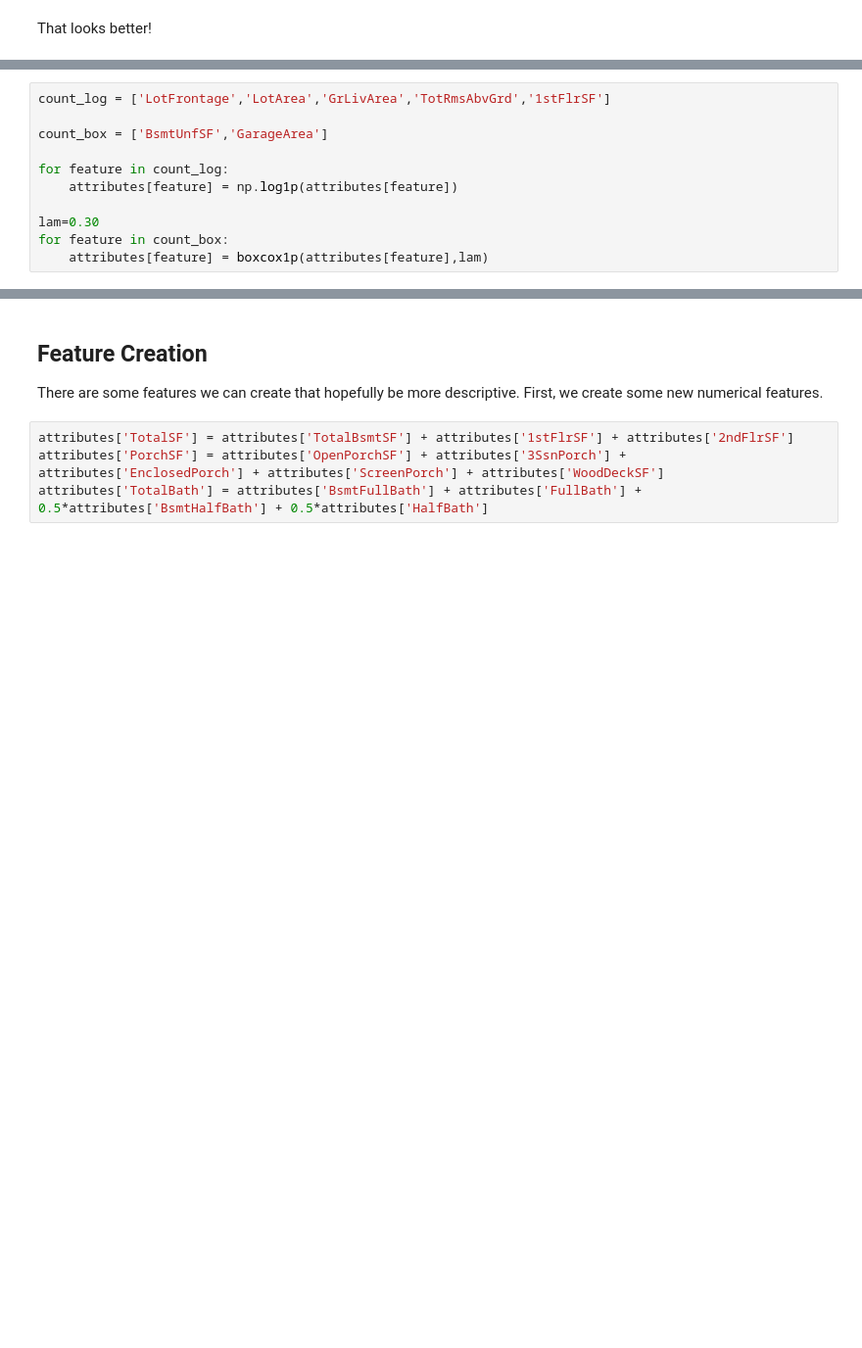
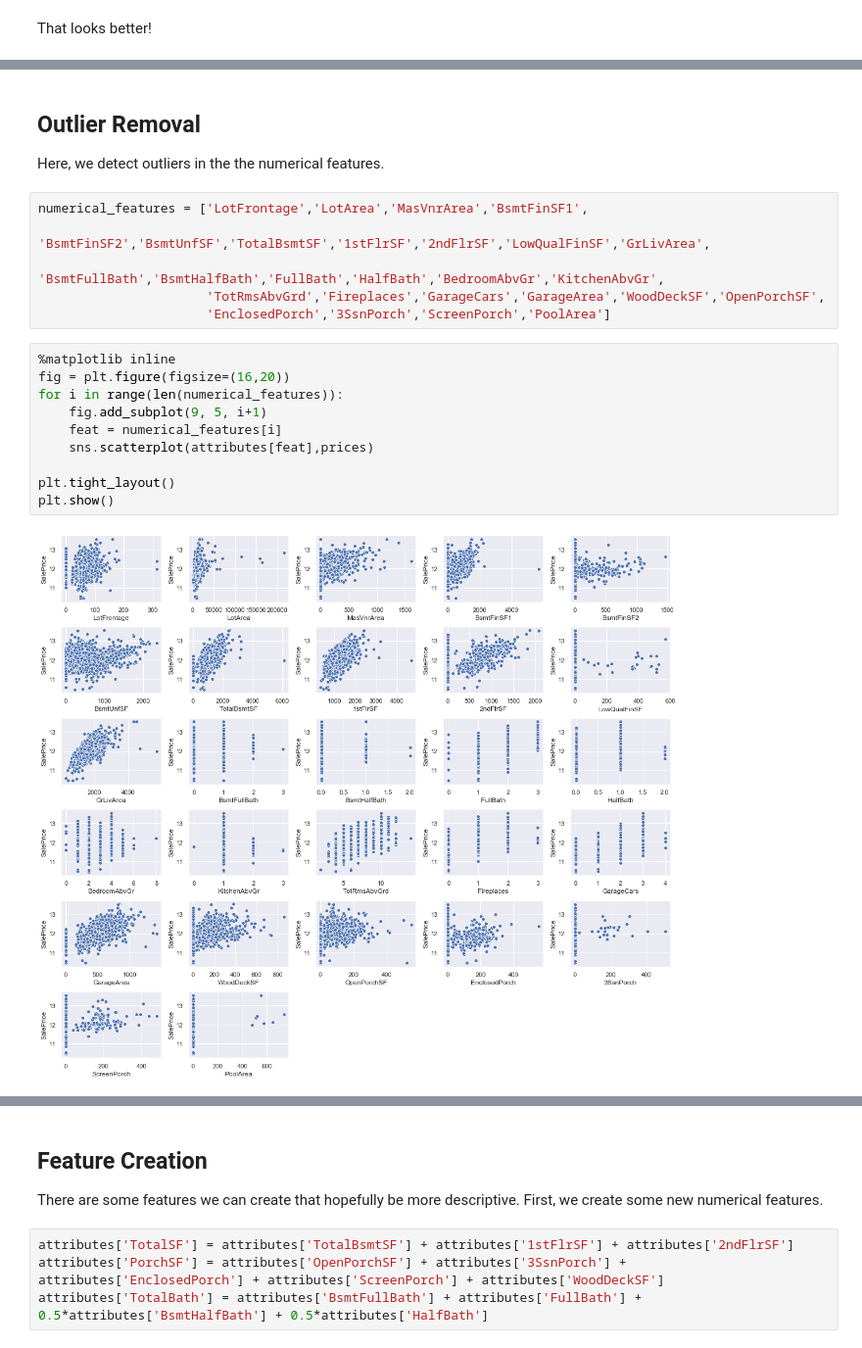
Before and after one commit to fattorib/HousingRegression, a Jupyter notebook: Project.ipynb, the cells around one changed output, grey strips where cells are left out. Shown at 98% size. Drawn from its saved outputs; the diff is of its cells as text; blank space fills up the shorter version.

```diff
--- a/Project.ipynb
+++ b/Project.ipynb
@@ -445,11 +447,0 @@ For all the numerical features we have, we apply either the Box-Cox transform or
-# %%
-count_log = ['LotFrontage','LotArea','GrLivArea','TotRmsAbvGrd','1stFlrSF']
-
-count_box = ['BsmtUnfSF','GarageArea']
-
-for feature in count_log:
-    attributes[feature] = np.log1p(attributes[feature])
-
-lam=0.30
-for feature in count_box:
-    attributes[feature] = boxcox1p(attributes[feature],lam)
@@ -455,0 +454,21 @@ for feature in count_box:
+# %% [markdown]
+## Outlier Removal
+Here, we detect outliers in the the numerical features.
+# %%
+numerical_features = ['LotFrontage','LotArea','MasVnrArea','BsmtFinSF1',
+                      'BsmtFinSF2','BsmtUnfSF','TotalBsmtSF','1stFlrSF','2ndFlrSF','LowQualFinSF','GrLivArea',
+                      'BsmtFullBath','BsmtHalfBath','FullBath','HalfBath','BedroomAbvGr','KitchenAbvGr',
+                      'TotRmsAbvGrd','Fireplaces','GarageCars','GarageArea','WoodDeckSF','OpenPorchSF',
+                      'EnclosedPorch','3SsnPorch','ScreenPorch','PoolArea']
+# %%
+%matplotlib inline
+fig = plt.figure(figsize=(16,20))
+for i in range(len(numerical_features)):
+    fig.add_subplot(9, 5, i+1)
+    feat = numerical_features[i]
+    sns.scatterplot(attributes[feat],prices)
+
+plt.tight_layout()
+plt.show()
+# %% [output]
+[figure, added]
```
Also changed, not shown: parts of 19 cells of this notebook, 2 other files.
